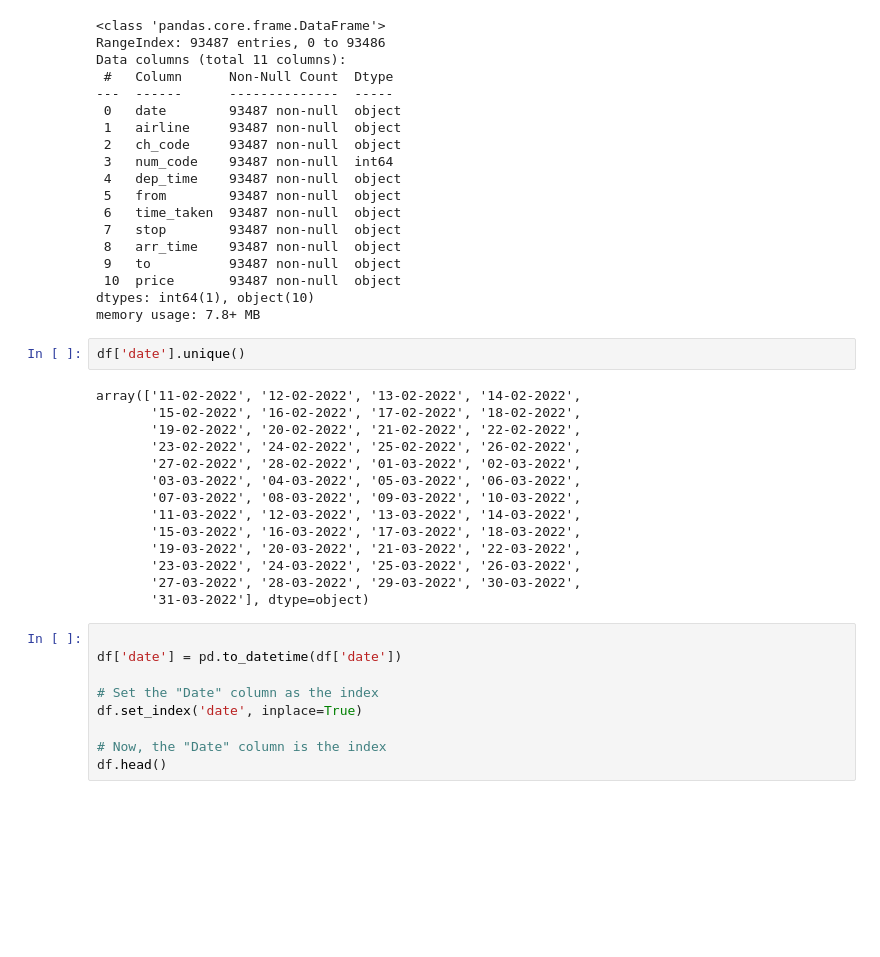
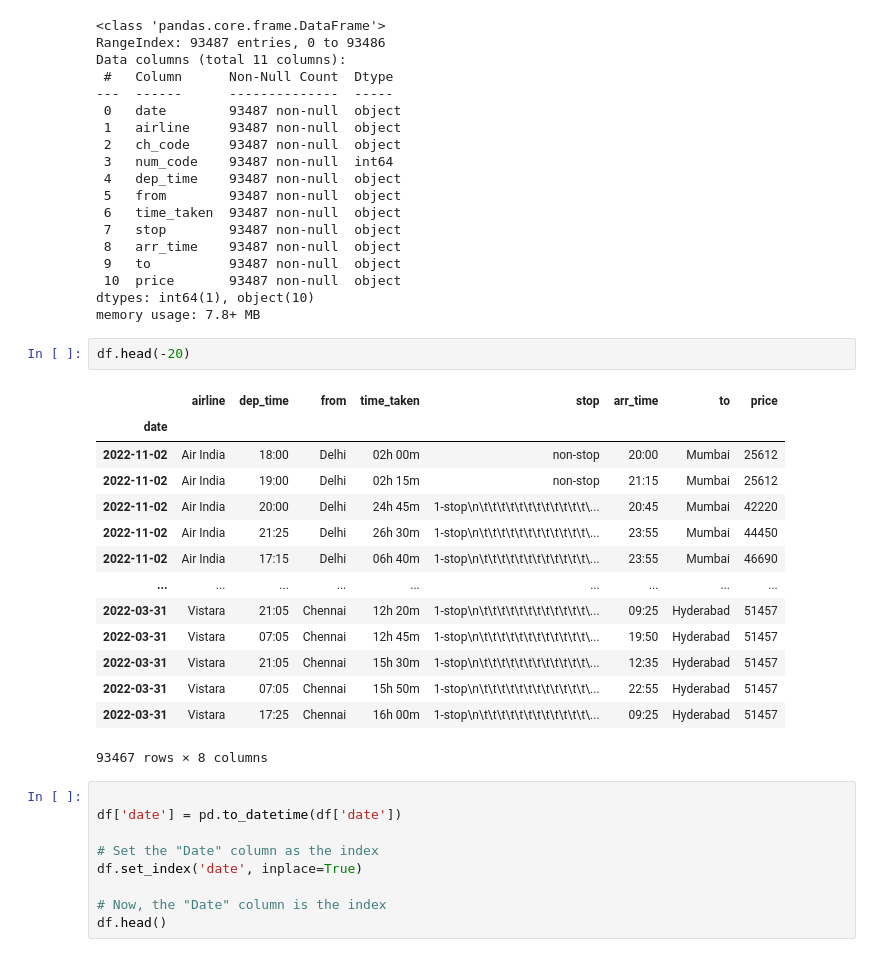
Before and after one commit to JulianaCBrum/CA1_ML, a Jupyter notebook: Flight Price data set - ML CA.ipynb, the cells around one changed output. Drawn from its saved outputs; the diff is of its cells as text; blank space fills up the shorter version.

```diff
--- a/Flight Price data set - ML CA.ipynb
+++ b/Flight Price data set - ML CA.ipynb
@@ -43,21 +43,22 @@ Data columns (total 11 columns):
 dtypes: int64(1), object(10)
 memory usage: 7.8+ MB
 # %%
-df['date'].unique()
+df.head(-20)
 # %% [output]
+|  | airline | dep_time | from | time_taken | stop | arr_time | to | price |
+| date |  |  |  |  |  |  |  |  |
+| 2022-11-02 | Air India | 18:00 | Delhi | 02h 00m | non-stop | 20:00 | Mumbai | 25612 |
+| 2022-11-02 | Air India | 19:00 | Delhi | 02h 15m | non-stop | 21:15 | Mumbai | 25612 |
+| 2022-11-02 | Air India | 20:00 | Delhi | 24h 45m | 1-stop\n\t\t\t\t\t\t\t\t\t\t\t\t\... | 20:45 | Mumbai | 42220 |
+| 2022-11-02 | Air India | 21:25 | Delhi | 26h 30m | 1-stop\n\t\t\t\t\t\t\t\t\t\t\t\t\... | 23:55 | Mumbai | 44450 |
+| 2022-11-02 | Air India | 17:15 | Delhi | 06h 40m | 1-stop\n\t\t\t\t\t\t\t\t\t\t\t\t\... | 23:55 | Mumbai | 46690 |
+| ... | ... | ... | ... | ... | ... | ... | ... | ... |
+| 2022-03-31 | Vistara | 21:05 | Chennai | 12h 20m | 1-stop\n\t\t\t\t\t\t\t\t\t\t\t\t\... | 09:25 | Hyderabad | 51457 |
+| 2022-03-31 | Vistara | 07:05 | Chennai | 12h 45m | 1-stop\n\t\t\t\t\t\t\t\t\t\t\t\t\... | 19:50 | Hyderabad | 51457 |
+| 2022-03-31 | Vistara | 21:05 | Chennai | 15h 30m | 1-stop\n\t\t\t\t\t\t\t\t\t\t\t\t\... | 12:35 | Hyderabad | 51457 |
+| 2022-03-31 | Vistara | 07:05 | Chennai | 15h 50m | 1-stop\n\t\t\t\t\t\t\t\t\t\t\t\t\... | 22:55 | Hyderabad | 51457 |
+| 2022-03-31 | Vistara | 17:25 | Chennai | 16h 00m | 1-stop\n\t\t\t\t\t\t\t\t\t\t\t\t\... | 09:25 | Hyderabad | 51457 |
-array(['11-02-2022', '12-02-2022', '13-02-2022', '14-02-2022',
-       '15-02-2022', '16-02-2022', '17-02-2022', '18-02-2022',
-       '19-02-2022', '20-02-2022', '21-02-2022', '22-02-2022',
-       '23-02-2022', '24-02-2022', '25-02-2022', '26-02-2022',
-       '27-02-2022', '28-02-2022', '01-03-2022', '02-03-2022',
-       '03-03-2022', '04-03-2022', '05-03-2022', '06-03-2022',
-       '07-03-2022', '08-03-2022', '09-03-2022', '10-03-2022',
-       '11-03-2022', '12-03-2022', '13-03-2022', '14-03-2022',
-       '15-03-2022', '16-03-2022', '17-03-2022', '18-03-2022',
-       '19-03-2022', '20-03-2022', '21-03-2022', '22-03-2022',
-       '23-03-2022', '24-03-2022', '25-03-2022', '26-03-2022',
-       '27-03-2022', '28-03-2022', '29-03-2022', '30-03-2022',
-       '31-03-2022'], dtype=object)
+93467 rows × 8 columns
 # %%
 
 df['date'] = pd.to_datetime(df['date'])
```
Also changed, not shown: parts of 1 cell of this notebook.
